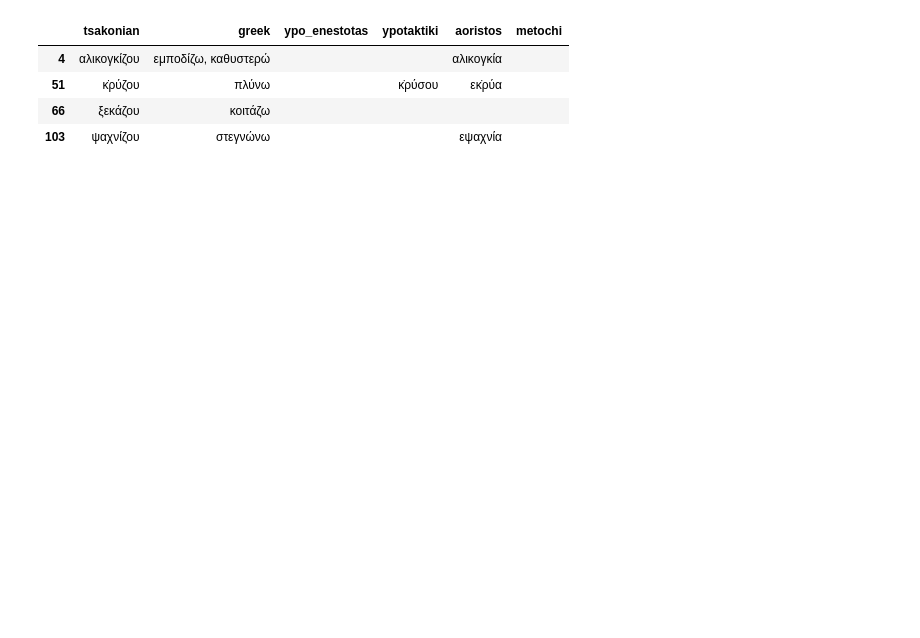
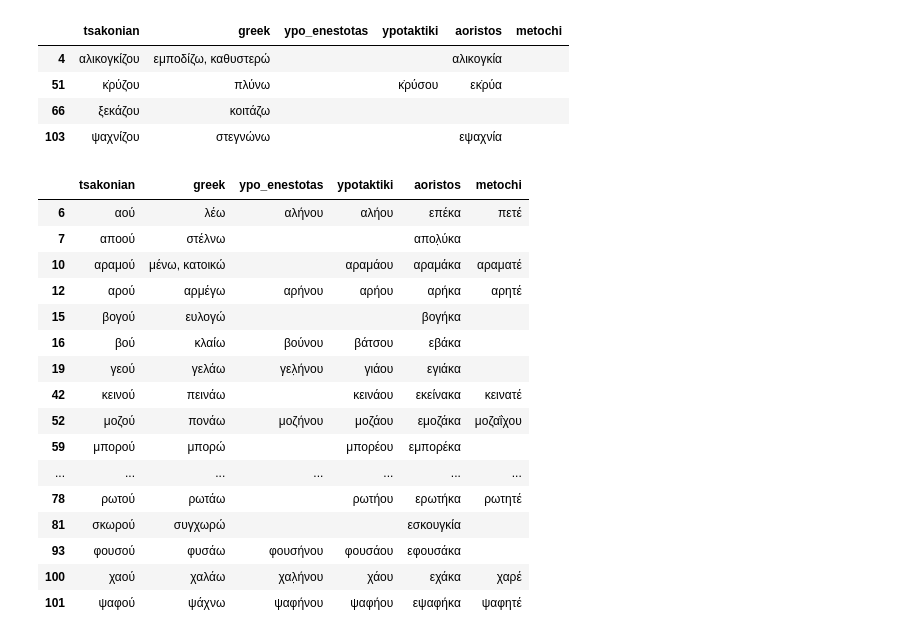
Before and after one commit to jgchaparro/TsakonianDB, a Jupyter notebook: TsakonianDB/tsakonian_db_compiler.ipynb, the cells around one changed output. Saved outputs shown, nothing was run; the diff lists cells and outputs as text; code cells hidden in the pictures; blank space fills up the shorter version.

```diff
--- a/TsakonianDB/tsakonian_db_compiler.ipynb
+++ b/TsakonianDB/tsakonian_db_compiler.ipynb
@@ -171,3 +179,25 @@ df[df['tsakonian'].str.endswith(ending)]
 | 51 | κ̇ρύζου | πλύνω |  | κ̇ρύσου | εκ̇ρύα |  |
 | 66 | ξεκάζου | κοιτάζω |  |  |  |  |
 | 103 | ψαχνίζου | στεγνώνω |  |  | εψαχνία |  |
+# %%
+# -ού, -ήνου, -ά/έ/ήου, (ε)-ά/έ/ήκα
+ending = 'ού'
+df[df['tsakonian'].str.endswith(ending)]
+# %% [output]
+|  | tsakonian | greek | ypo_enestotas | ypotaktiki | aoristos | metochi |
+| 6 | αού | λέω | αλήνου | αλήου | επέκα | πετέ |
+| 7 | αποού | στέλνω |  |  | απολ̣ύκα |  |
+| 10 | αραμού | μένω, κατοικώ |  | αραμάου | αραμάκα | αραματέ |
+| 12 | αρού | αρμέγω | αρήνου | αρήου | αρήκα | αρητέ |
+| 15 | βογού | ευλογώ |  |  | βογήκα |  |
+| 16 | βού | κλαίω | βούνου | βάτσου | εβάκα |  |
+| 19 | γεού | γελάω | γελ̣ήνου | γιάου | εγιάκα |  |
+| 42 | κεινού | πεινάω |  | κεινάου | εκείνακα | κεινατέ |
+| 52 | μοζού | πονάω | μοζήνου | μοζάου | εμοζάκα | μοζαΐχου |
+| 59 | μπορού | μπορώ |  | μπορέου | εμπορέκα |  |
+| ... | ... | ... | ... | ... | ... | ... |
+| 78 | ρωτού | ρωτάω |  | ρωτήου | ερωτήκα | ρωτητέ |
+| 81 | σκωρού | συγχωρώ |  |  | εσκουγκία |  |
+| 93 | φουσού | φυσάω | φουσήνου | φουσάου | εφουσάκα |  |
+| 100 | χαού | χαλάω | χαλ̣ήνου | χάου | εχάκα | χαρέ |
+| 101 | ψαφού | ψάχνω | ψαφήνου | ψαφήου | εψαφήκα | ψαφητέ |
```
Also changed, not shown: parts of 3 cells of this notebook, 5 other files.
